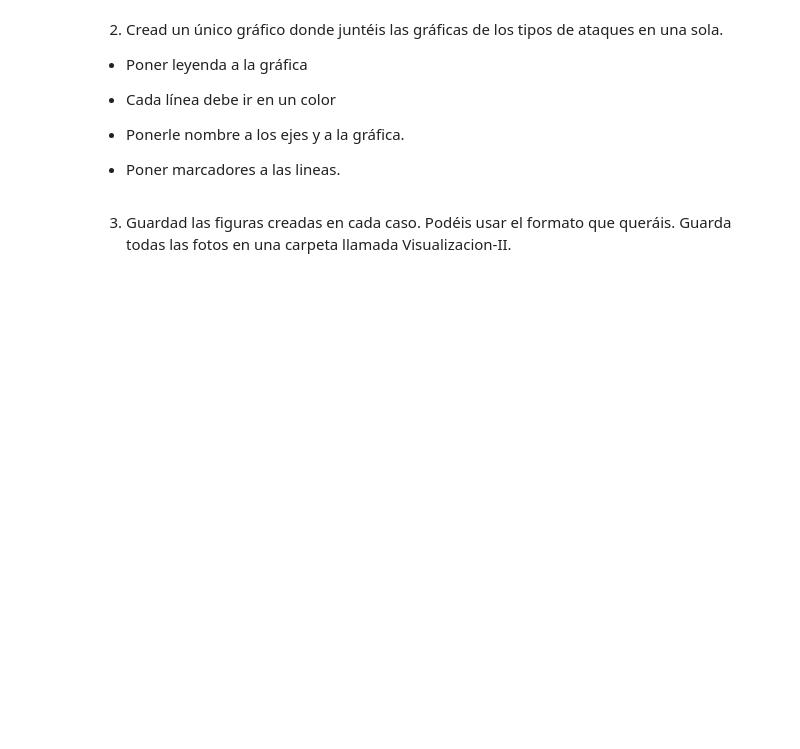
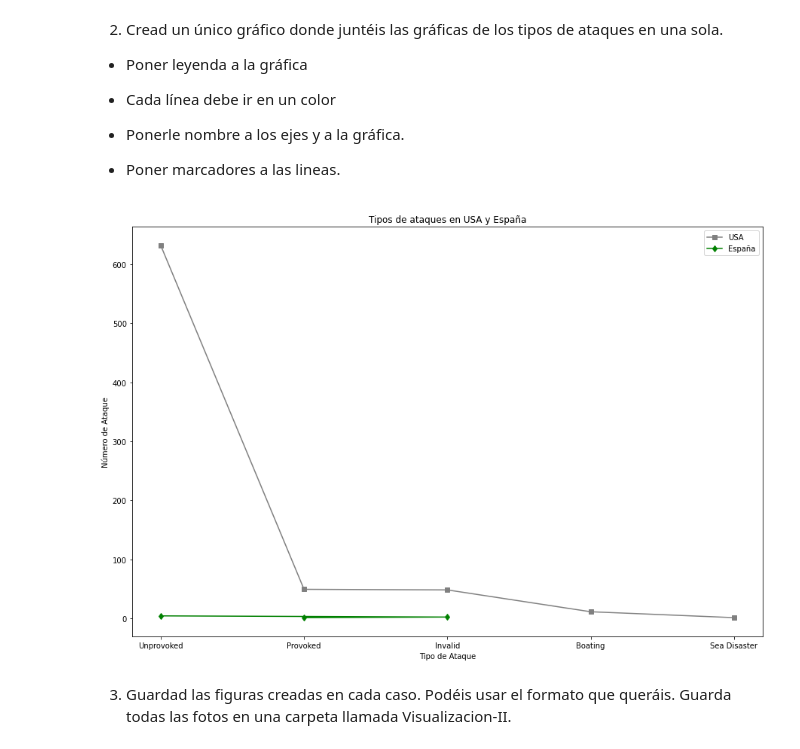
Before and after one commit to Adalab/DA-PromoC-modulo2-sprint1-VannaMina, a Jupyter notebook: VISUALIZACIÓN/2-Personalizando_Matplotlib-1.ipynb, the cells around one changed output. Saved outputs shown, nothing was run; the diff lists cells and outputs as text; code cells hidden in the pictures; blank space fills up the shorter version.

```diff
--- a/VISUALIZACIÓN/2-Personalizando_Matplotlib-1.ipynb
+++ b/VISUALIZACIÓN/2-Personalizando_Matplotlib-1.ipynb
@@ -94,5 +149,16 @@ En la segunda debéis mostrar los ataques por año para cada uno de los países.
 - Ponerle nombre a los ejes y a la gráfica.
 
 - Poner marcadores a las lineas.
+# %%
+plt.figure(figsize= (15,10))
+plt.plot(usa_2_tipo["index"], usa_2_tipo["type"], marker="s", color= "grey")
+plt.plot(españa_2_tipo["index"], españa_2_tipo["type"], marker="d", color= "green")
+plt.legend(labels=["USA", "España"])
+plt.title("Tipos de ataques en USA y España")
+plt.xlabel("Tipo de Ataque")
+plt.ylabel("Número de Ataque")
+plt.show();
+# %% [output]
+[figure, added]
 # %% [markdown]
 3. Guardad las figuras creadas en cada caso. Podéis usar el formato que queráis. Guarda todas las fotos en una carpeta llamada Visualizacion-II.
```
Also changed, not shown: parts of 14 cells of this notebook, 8 other files.
